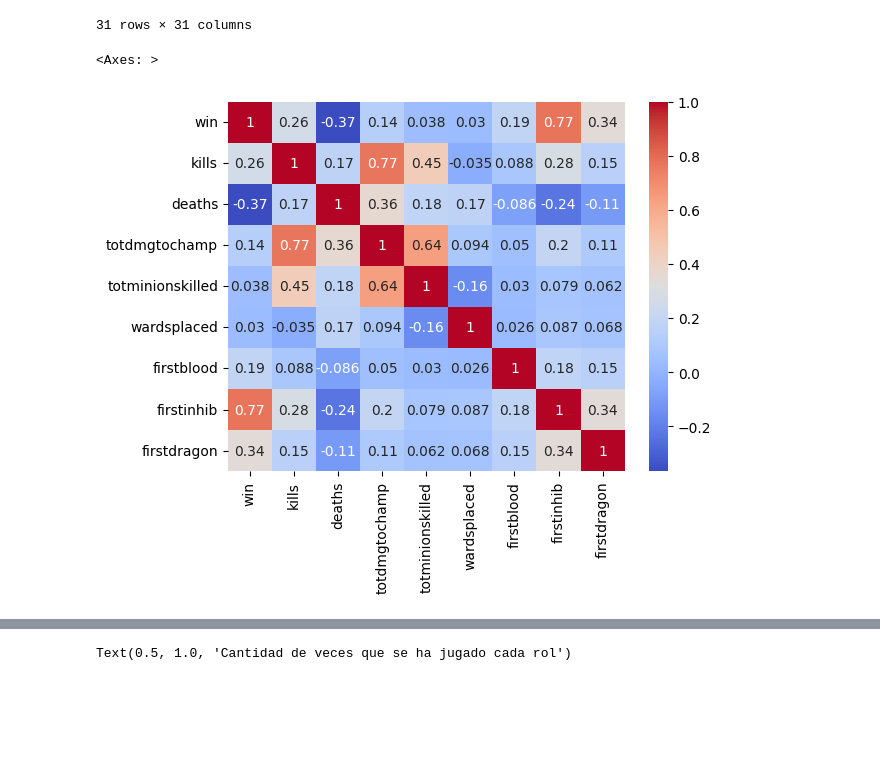
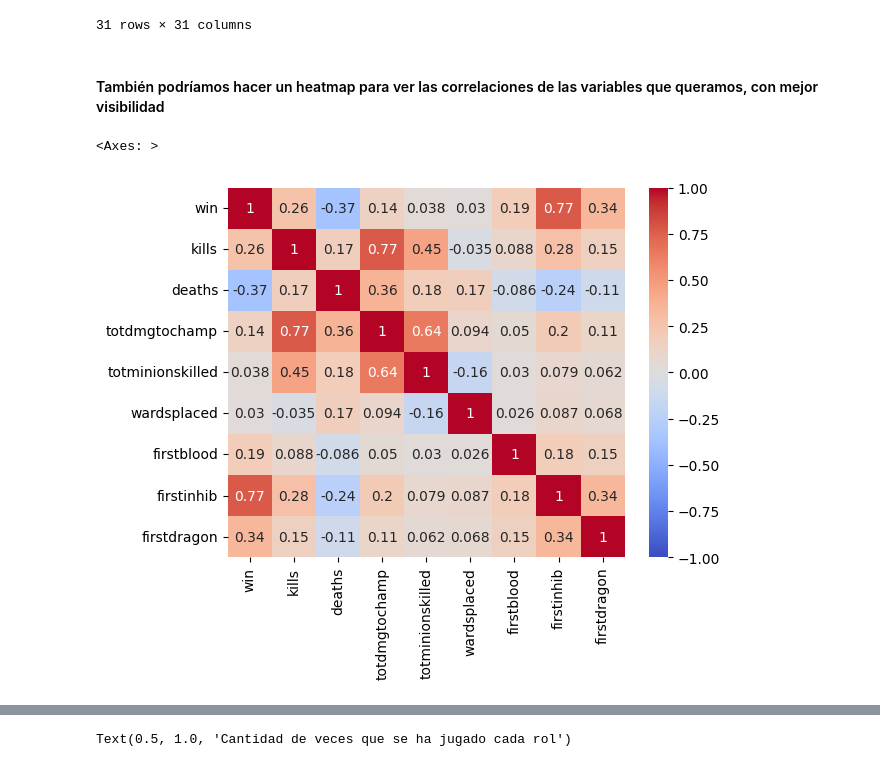
Before and after one commit to PlazzaA/Ganar_en_el_LoL, a Jupyter notebook: EDA_LoL.ipynb, the cells around one changed output, grey strips where cells are left out. Drawn from its saved outputs; the diff is of its cells as text; code cells hidden in the pictures; blank space fills up the shorter version.

```diff
--- a/EDA_LoL.ipynb
+++ b/EDA_LoL.ipynb
@@ -308,10 +322,12 @@ todo.corr(numeric_only= True)
 | baronkills | 0.010116 | 0.426170 | 0.002269 | 0.027241 | 0.415798 | 0.268940 | 0.078050 | 0.373474 | 0.197886 | ... |
 | dragonkills | -0.011173 | 0.414354 | -0.006087 | 0.002366 | 0.497921 | 0.315976 | 0.006911 | 0.374211 | 0.273945 | ... |
 31 rows × 31 columns
+# %% [markdown]
+#### También podríamos hacer un heatmap para ver las correlaciones de las variables que queramos, con mejor visibilidad
 # %%
 numericos = todo[["win","kills", "deaths", "totdmgtochamp", "totminionskilled", "wardsplaced", "firstblood", "firstinhib", "firstdragon"]]
 # %%
-sns.heatmap(data = numericos.corr(), cmap = "coolwarm", annot = True)
+sns.heatmap(data = numericos.corr(), cmap = "coolwarm", annot = True, vmin = -1, vmax = 1)
 # %% [output]
 <Axes: >
-[figure, old version]
+[figure, new version]
```
Also changed, not shown: parts of 41 cells of this notebook, 2 other files.
